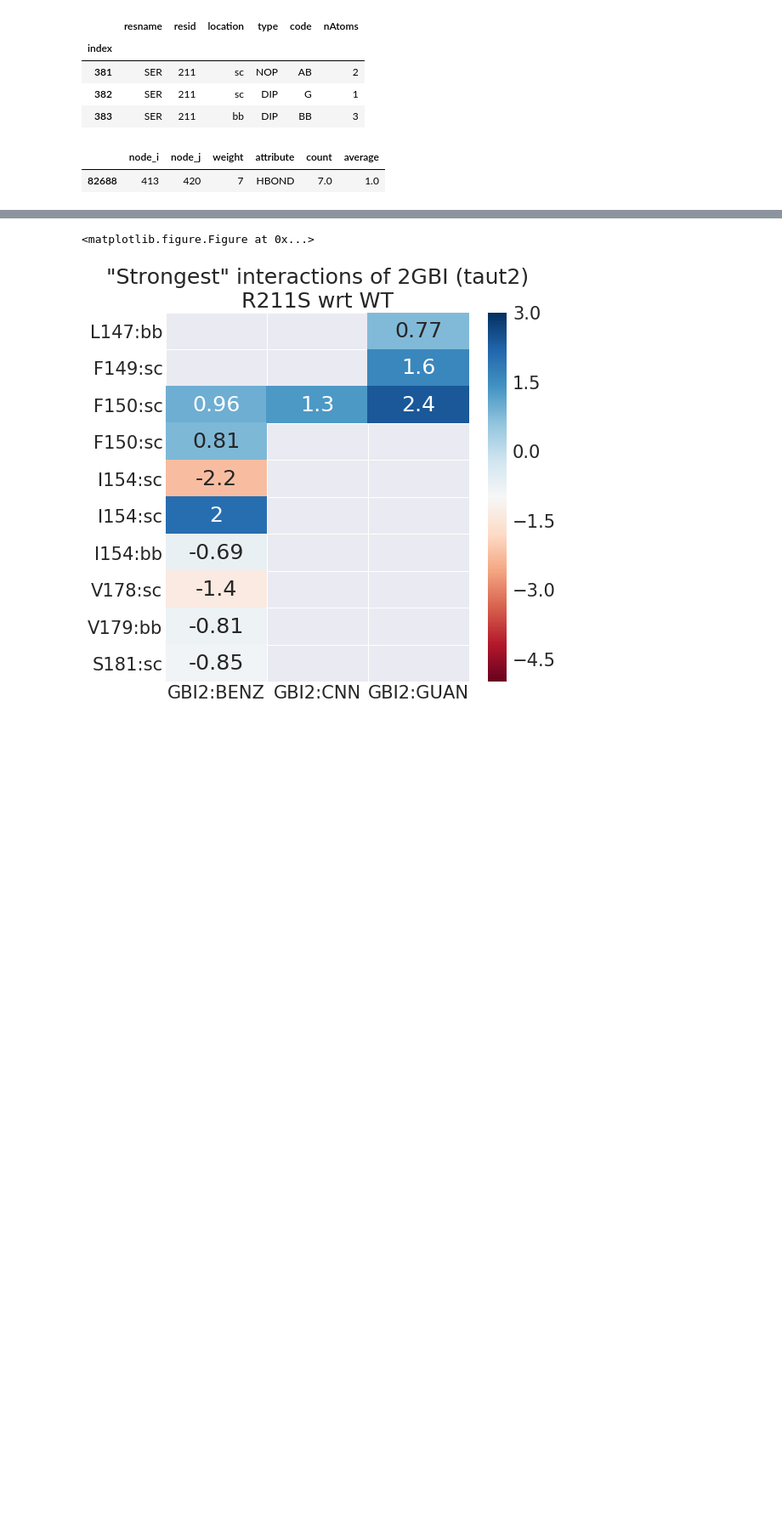
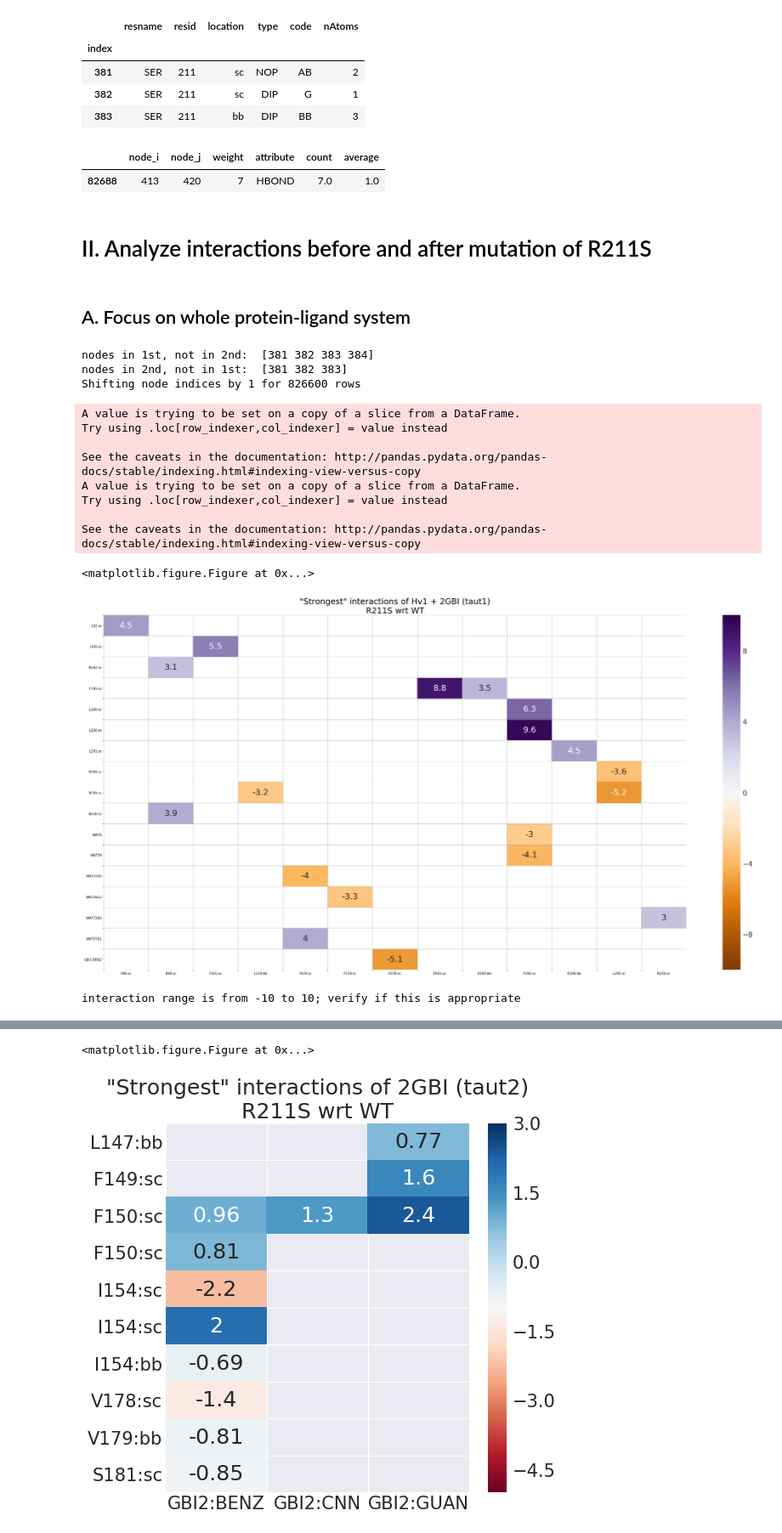
Before and after one commit to vtlim/Hv1, a Jupyter notebook: 04_fep/postFEPvanilla/analysis/3_nonCovInts/nodeAnalysis.ipynb, the cells around one changed output, grey strips where cells are left out. Shown at 85% size. Drawn from its saved outputs; the diff is of its cells as text; code cells hidden in the pictures; blank space fills up the shorter version.

Commit message:
update notebook with similarizeTwoEdges function

```diff
--- a/04_fep/postFEPvanilla/analysis/3_nonCovInts/nodeAnalysis.ipynb
+++ b/04_fep/postFEPvanilla/analysis/3_nonCovInts/nodeAnalysis.ipynb
@@ -174,6 +202,7 @@ def prioritizeOrPivot(edges, prioritize=True, rawNum=None):
     """
     Pull out N strongest interactions, or pivot the table.
     Not meant for user; implemented in protLigInts and selectionInts functions.
+    This function handles cases of whether dataframe has edges or difference of edges.
     """
     if prioritize:
         if rawNum is None:
@@ -205,14 +234,17 @@ def protLigInts(nodes, edges, rawNum=250):
 
     Parameters
     ----------
-    nodes | pandas df | pandas dataframe with information on nodes (residues)
-    edges | pandas df | pandas dataframe with information on edges (contacts)
+    nodes   | pandas df | pandas dataframe with information on nodes (residues)
+    edges   | pandas df | pandas dataframe with information on edges (contacts)
     rawNum  | int       | How many interactions to use before further processing.
                           Further processing = remove adjacent & intra-residue interactions.
-                          May want to increase this parameter if no GBI interactions show up.
     Returns
     -------
-    watless_edges - pandas dataframe with reduced and filtered interactions
+    watless_edges - pandas PIVOTED dataframe with reduced and filtered interactions
+                    new format:
+                     > node_i as index column
+                     > node_j as different columns
+                     > average interaction strength in cell intersecting node_i and node_j
 
     """
     # Get all indices of nodes that are not water
@@ -224,7 +256,7 @@ def protLigInts(nodes, edges, rawNum=250):
     watless_edges = prioritizeOrPivot(watless_edges,prioritize=True,rawNum=rawNum)
     if watless_edges is None: return
 
-    # Make temp copy to compare protein resIDs to ignore those in same/adj resid
+    # Make temp copy to compare protein resIDs to filter out those in same/adj resid
     temp = watless_edges.copy()
     temp['node_i'] = temp['node_i'].apply(idxToResid,args=(nodes,True))
     temp['node_j'] = temp['node_j'].apply(idxToResid,args=(nodes,True))
@@ -246,7 +278,21 @@ def protLigInts(nodes, edges, rawNum=250):
 
 def selectionInts(nodes, edges, indices, rawNum=50):
     """
-    indices: pandas dataframe of node indices for interaction analysis of this selection
+    Parameters
+    ----------
+    nodes   | pandas df | pandas dataframe with information on nodes (residues)
+    edges   | pandas df | pandas dataframe with information on edges (contacts)
+    indices | pandas df | pandas dataframe of node indices of selection
+    rawNum  | int       | How many interactions to use before further processing.
+                          Further processing = remove adjacent & intra-residue interactions.
+    Returns
+    -------
+    sel_edges - pandas PIVOTED dataframe with interactions for given selection
+                new format:
+                 > node_i as index column
+                 > node_j as different columns
+                 > average interaction strength in cell intersecting node_i and node_j
+
 
     Examples of selecting indices
     -----------------------------
@@ -346,8 +392,8 @@ def diffEdges(nodes_x,nodes_y,edges_x,edges_y):
     rows_in_df1_not_in_df2 = df_1[df_1['_merge']=='left_only'][nodes_y.columns]
     rows_in_df2_not_in_df1 = df_2[df_2['_merge']=='left_only'][nodes_x.columns]
     # convert those rows to list of indices
-    nodes_in_df1_not_in_df2 = rows_in_df1_not_in_df2.index.tolist()
-    nodes_in_df2_not_in_df1 = rows_in_df2_not_in_df1.index.tolist()
+    nodes_in_df1_not_in_df2 = np.asarray(rows_in_df1_not_in_df2.index.tolist())+1
+    nodes_in_df2_not_in_df1 = np.asarray(rows_in_df2_not_in_df1.index.tolist())+1
     print("nodes in 1st, not in 2nd: ",nodes_in_df1_not_in_df2)
     print("nodes in 2nd, not in 1st: ",nodes_in_df2_not_in_df1)
 
@@ -362,7 +408,7 @@ def diffEdges(nodes_x,nodes_y,edges_x,edges_y):
     mut1_start = nodes_in_df1_not_in_df2[0]
     mut2_start = nodes_in_df2_not_in_df1[0]
     if not mut1_start == mut2_start:
-        print("ERROR: start node value of mutation(?) do not match between nodes_y and nodes_x")
+        print("ERROR: start node value of mutation(?) do not match between nodes_x and nodes_y")
         exit()
     mut1_end = nodes_in_df1_not_in_df2[-1]
     mut2_end = nodes_in_df2_not_in_df1[-1]
@@ -384,4 +430,4 @@ def diffEdges(nodes_x,nodes_y,edges_x,edges_y):
     diff_edges_x = noMut_edges_x.merge(noMut_edges_y,on=['node_i','node_j','attribute'],how='inner')
     diff_edges_x['avg_subt'] = diff_edges_x['average_x']-diff_edges_x['average_y']
 
-    return nodes_unified, diff_edges_x
+    return nodes_unified, diff_edges_x, mut1_start, offset
@@ -451,3 +560,26 @@ getEdgePair(413,420,wt_edges_1)
 # %% [output]
 |  | node_i | node_j | weight | attribute | count | average |
 | 82688 | 413 | 420 | 7 | HBOND | 7.0 | 1.0 |
+# %% [markdown]
+# II. Analyze interactions before and after mutation of R211S
+# %% [markdown]
+## A. Focus on whole protein-ligand system
+# %%
+diff_nodes_1, diff_edges_1, mutstart_1, offset_1 = diffEdges(nodes_1,wt_nodes_1,edges_1,wt_edges_1)
+watless_diff_edges_1 = protLigInts(diff_nodes_1, diff_edges_1,rawNum=25) # make sure you use REFERENCE nodes
+plotHeatInts(diff_nodes_1, watless_diff_edges_1, minHeat=-10, maxHeat=10,colors='PuOr',size=(40,20),seltitle="Hv1 + 2GBI (taut1)\nR211S wrt WT")
+# %% [output]
+nodes in 1st, not in 2nd:  [381 382 383 384]
+nodes in 2nd, not in 1st:  [381 382 383]
+Shifting node indices by 1 for 826600 rows
+A value is trying to be set on a copy of a slice from a DataFrame.
+Try using .loc[row_indexer,col_indexer] = value instead
+
+See the caveats in the documentation: http://pandas.pydata.org/pandas-docs/stable/indexing.html#indexing-view-versus-copy
+A value is trying to be set on a copy of a slice from a DataFrame.
+Try using .loc[row_indexer,col_indexer] = value instead
+
+See the caveats in the documentation: http://pandas.pydata.org/pandas-docs/stable/indexing.html#indexing-view-versus-copy
+<matplotlib.figure.Figure at 0x...>
+[figure, added]
+interaction range is from -10 to 10; verify if this is appropriate
```
Also changed, not shown: parts of 67 cells of this notebook.
